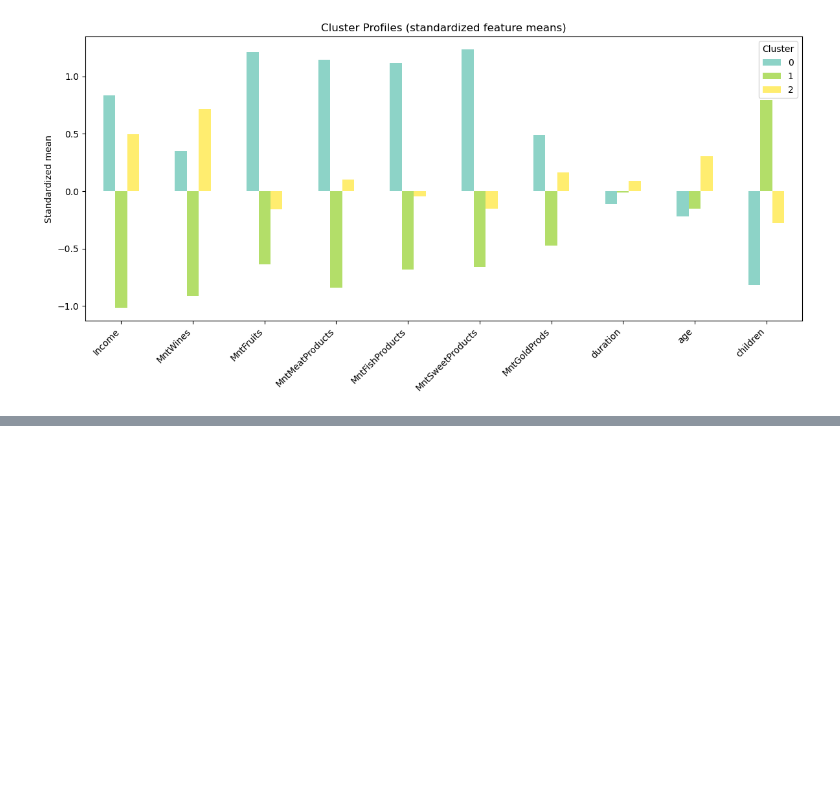
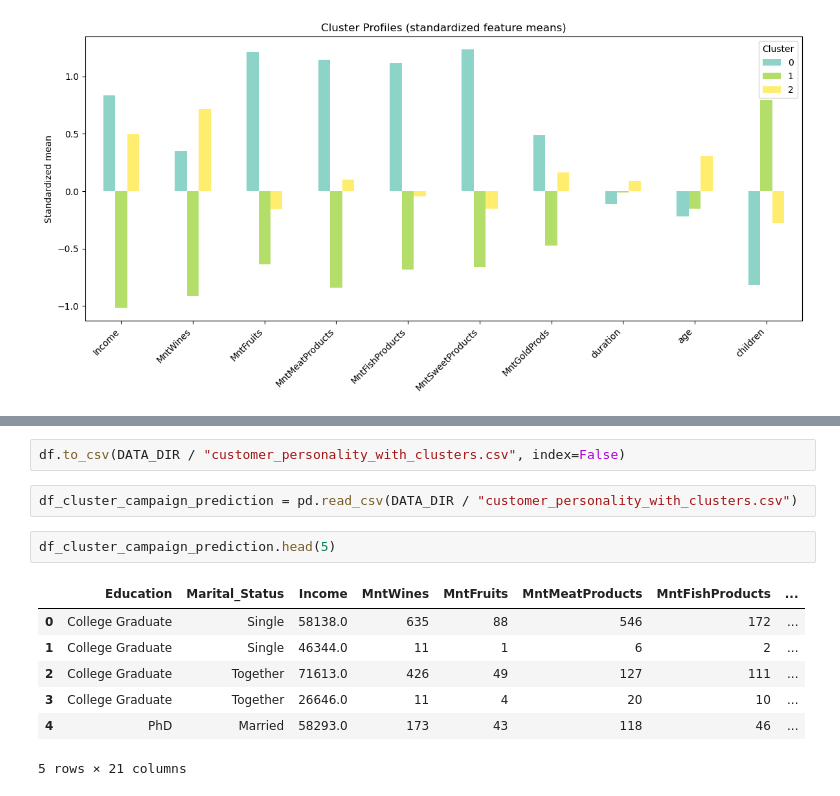
Before and after one commit to latonya-smith-proj/Customer_Analysis_Machine_Learning_Project, a Jupyter notebook: src/clustering.ipynb, the cells around one changed output, grey strips where cells are left out. Saved outputs shown, nothing was run; the diff lists cells and outputs as text; blank space fills up the shorter version.

```diff
--- a/src/clustering.ipynb
+++ b/src/clustering.ipynb
@@ -74,0 +92,14 @@ plt.show()
+# %%
+df.to_csv(DATA_DIR / "customer_personality_with_clusters.csv", index=False)
+# %%
+df_cluster_campaign_prediction = pd.read_csv(DATA_DIR / "customer_personality_with_clusters.csv")
+# %%
+df_cluster_campaign_prediction.head(5)
+# %% [output]
+|  | Education | Marital_Status | Income | MntWines | MntFruits | MntMeatProducts | MntFishProducts | ... |
+| 0 | College Graduate | Single | 58138.0 | 635 | 88 | 546 | 172 | ... |
+| 1 | College Graduate | Single | 46344.0 | 11 | 1 | 6 | 2 | ... |
+| 2 | College Graduate | Together | 71613.0 | 426 | 49 | 127 | 111 | ... |
+| 3 | College Graduate | Together | 26646.0 | 11 | 4 | 20 | 10 | ... |
+| 4 | PhD | Married | 58293.0 | 173 | 43 | 118 | 46 | ... |
+5 rows × 21 columns
```
Also changed, not shown: parts of 3 cells of this notebook.
